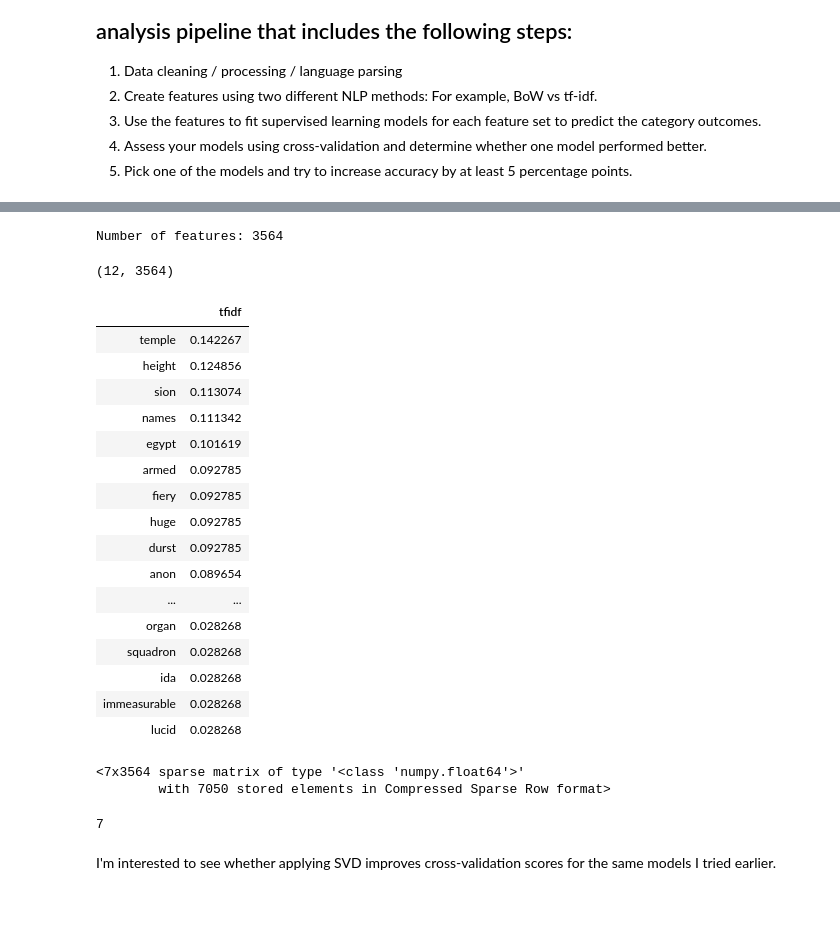
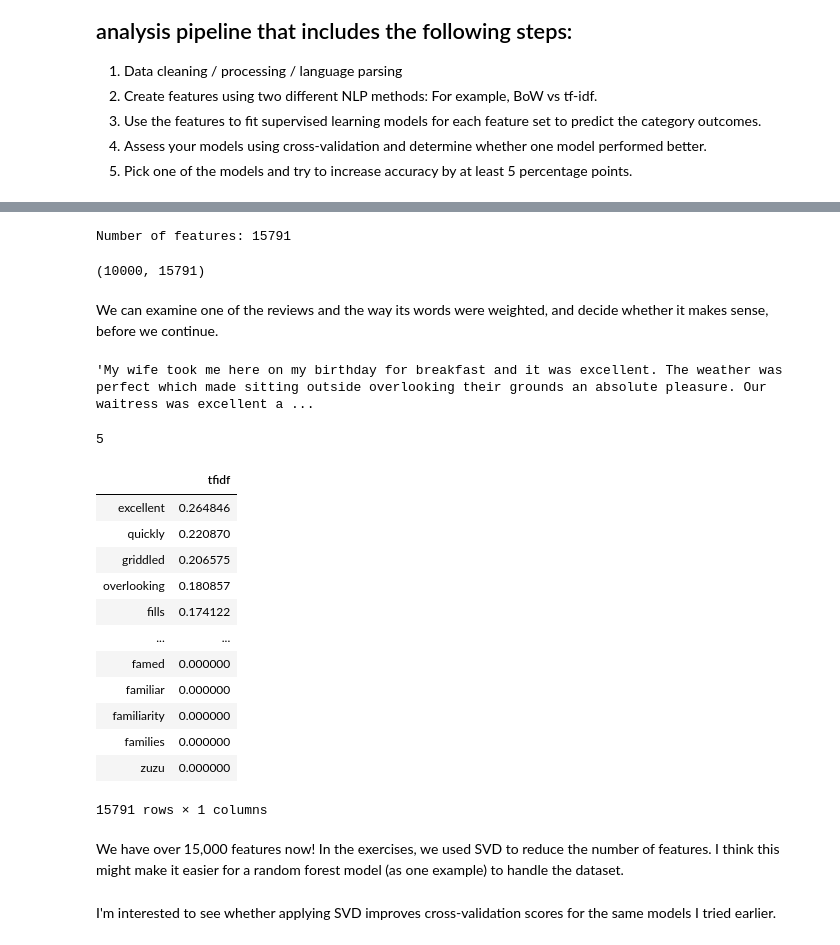
Before and after one commit to iamjeremybe/thinkful_data_science, a Jupyter notebook: Thinkful - NLP challenge - build your own NLP model.ipynb, the cells around one changed output, grey strips where cells are left out. Cells and saved outputs as stored; diff of their text form; code cells hidden in the pictures; blank space fills up the shorter version.

```diff
--- a/Thinkful - NLP challenge - build your own NLP model.ipynb
+++ b/Thinkful - NLP challenge - build your own NLP model.ipynb
@@ -75,5 +107,2 @@ paradise_cleaned = paradise_cleaned[1:]
 # %%
 nlp = spacy.load('en')
-# %%
-# One of the dangers of Early Modern English--all of the th's, thees, and thous :)
-nlp.Defaults.stop_words |= {"th","th'","thou","thee","thy","thyself","till","hast","hath","ere","o"}
@@ -93,0 +109,2 @@ len(list(paradise_doc[0].sents))
+# %%
+yelp_df['parsed_text'] = yelp_df['text'].apply(lambda x: nlp(x))
@@ -276,7 +301,7 @@ def build_lol(document,books):
 vectorizer = TfidfVectorizer(max_df=0.5, # drop words that occur in more than half the paragraphs
                              min_df=2, # only use words that appear at least twice
                              analyzer='word',
-                             stop_words=nlp.Defaults.stop_words, # we have our own list of stopwords now
+                             stop_words='english', #nlp.Defaults.stop_words, # use the same stop words as BoW?
                              lowercase=True, #convert everything to lower case
                              use_idf=True,
                              norm='l2', #Applies a correction factor so that longer paragraphs and shorter paragraphs get treated equally
@@ -287,45 +310,43 @@ X_lol, Y_lol = build_lol(paradise_doc,books)
 # %%
 #Applying the vectorizer
-paradise_tfidf = vectorizer.fit_transform(paradise_cleaned)
-print("Number of features: %d" % paradise_tfidf.get_shape()[1])
+yelp_tfidf = vectorizer.fit_transform(yelp_df['text'])
+print("Number of features: %d" % yelp_tfidf.get_shape()[1])
 # %% [output]
-Number of features: 3564
+Number of features: 15791
 # %%
-paradise_tfidf.shape
+yelp_tfidf.shape
 # %% [output]
-(12, 3564)
+(10000, 15791)
+# %% [markdown]
+We can examine one of the reviews and the way its words were weighted, and decide whether it makes sense, before we continue.
+# %%
+yelp_df.loc[0,'text']
+# %% [output]
+'My wife took me here on my birthday for breakfast and it was excellent. The weather was perfect which made sitting outside overlooking their grounds an absolute pleasure. Our waitress was excellent a ...
+# %%
+yelp_df.loc[0,'stars']
+# %% [output]
+5
 # %%
-
 # get the first vector out (for the first document)
-first_vector_tfidfvectorizer=paradise_tfidf[0]
+first_vector_tfidfvectorizer=yelp_tfidf[0]
 
 # place tf-idf values in a pandas data frame
 df = pd.DataFrame(first_vector_tfidfvectorizer.T.todense(), index=vectorizer.get_feature_names(), columns=["tfidf"])
 df.sort_values(by=["tfidf"],ascending=False)
 # %% [output]
 |  | tfidf |
-| temple | 0.142267 |
-| height | 0.124856 |
-| sion | 0.113074 |
-| names | 0.111342 |
-| egypt | 0.101619 |
-| armed | 0.092785 |
-| fiery | 0.092785 |
-| huge | 0.092785 |
-| durst | 0.092785 |
-| anon | 0.089654 |
+| excellent | 0.264846 |
+| quickly | 0.220870 |
+| griddled | 0.206575 |
+| overlooking | 0.180857 |
+| fills | 0.174122 |
 | ... | ... |
-| organ | 0.028268 |
-| squadron | 0.028268 |
-| ida | 0.028268 |
-| immeasurable | 0.028268 |
-| lucid | 0.028268 |
+| famed | 0.000000 |
+| familiar | 0.000000 |
+| familiarity | 0.000000 |
+| families | 0.000000 |
+| zuzu | 0.000000 |
+15791 rows × 1 columns
-# %%
-X_train_tfidf_csr
-# %% [output]
-<7x3564 sparse matrix of type '<class 'numpy.float64'>'
-        with 7050 stored elements in Compressed Sparse Row format>
-# %%
-len(tfidf_bypara)
-# %% [output]
-7
+# %% [markdown]
+We have over 15,000 features now! In the exercises, we used SVD to reduce the number of features. I think this might make it easier for a random forest model (as one example) to handle the dataset.
```
Also changed, not shown: parts of 72 cells of this notebook.
